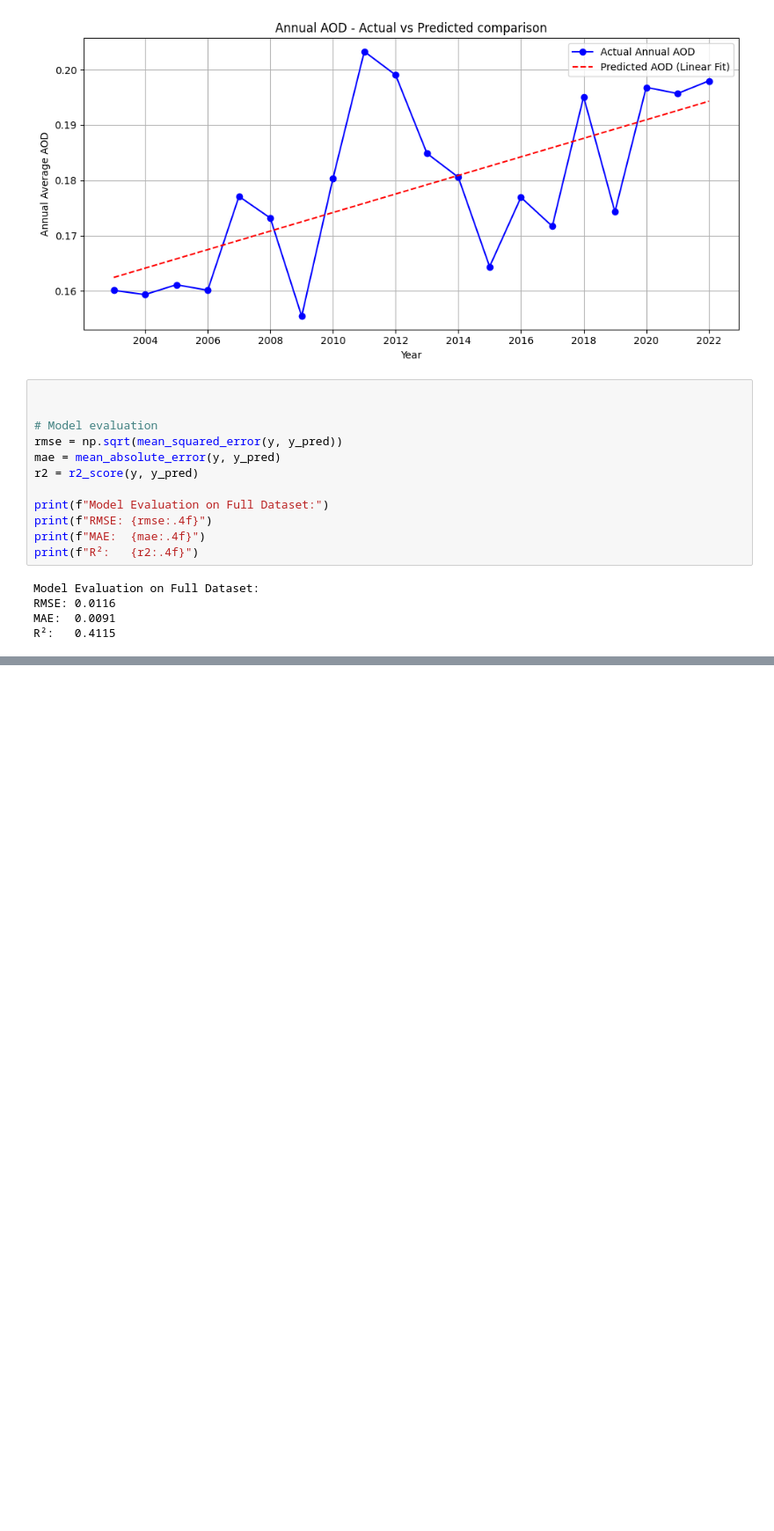
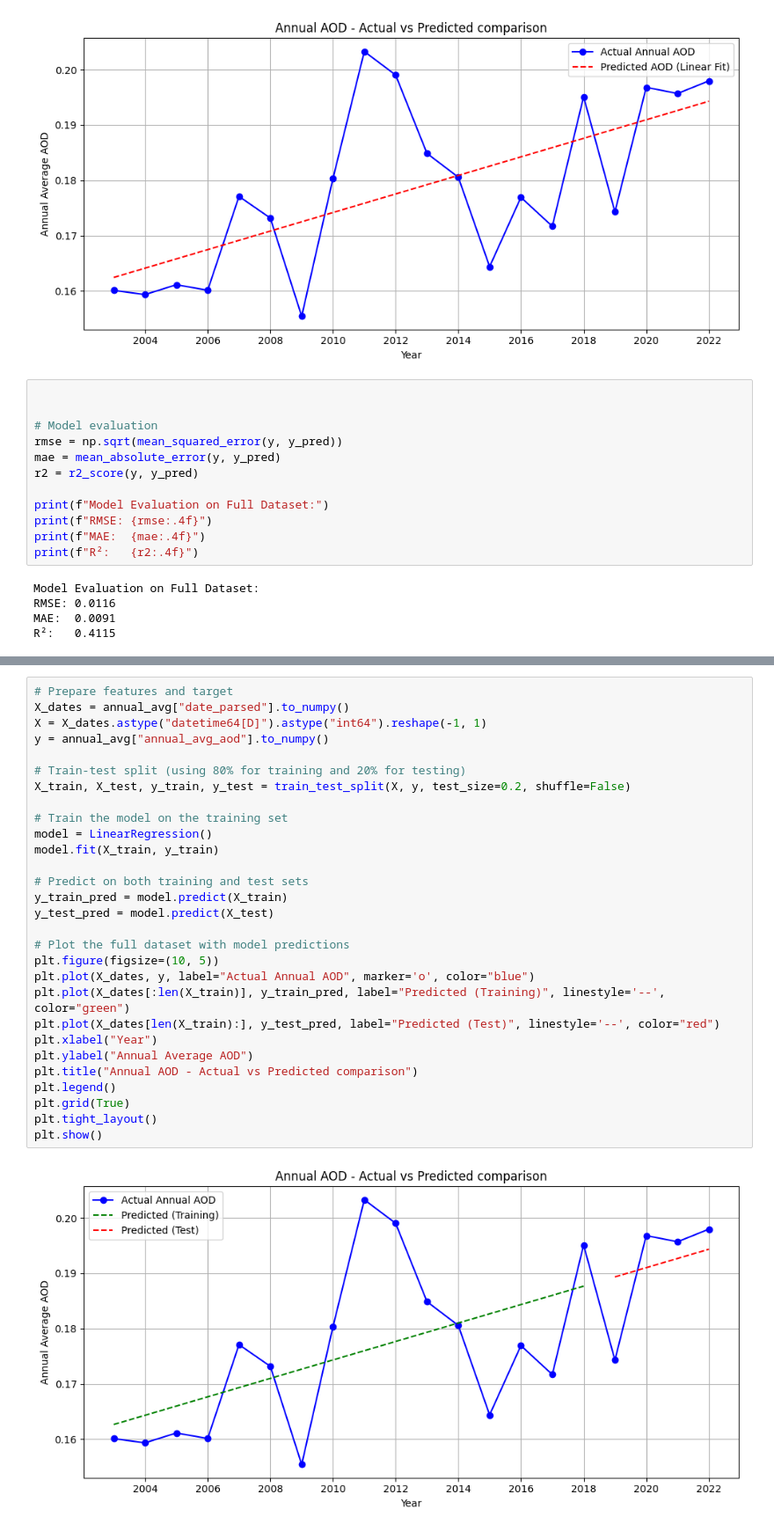
Before and after one commit to silas1995/silas_kadigym_project, a Jupyter notebook: silas_project.ipynb, the cells around one changed output, grey strips where cells are left out. Shown at 88% size. Cells and saved outputs as stored; diff of their text form; blank space fills up the shorter version.

```diff
--- a/silas_project.ipynb
+++ b/silas_project.ipynb
@@ -337,0 +350,31 @@ Would you like to explore nonlinear models (e.g., polynomial regression, smoothi
+# %%
+# Prepare features and target
+X_dates = annual_avg["date_parsed"].to_numpy()
+X = X_dates.astype("datetime64[D]").astype("int64").reshape(-1, 1)
+y = annual_avg["annual_avg_aod"].to_numpy()
+
+# Train-test split (using 80% for training and 20% for testing)
+X_train, X_test, y_train, y_test = train_test_split(X, y, test_size=0.2, shuffle=False)
+
+# Train the model on the training set
+model = LinearRegression()
+model.fit(X_train, y_train)
+
+# Predict on both training and test sets
+y_train_pred = model.predict(X_train)
+y_test_pred = model.predict(X_test)
+
+# Plot the full dataset with model predictions
+plt.figure(figsize=(10, 5))
+plt.plot(X_dates, y, label="Actual Annual AOD", marker='o', color="blue")
+plt.plot(X_dates[:len(X_train)], y_train_pred, label="Predicted (Training)", linestyle='--', color="green")
+plt.plot(X_dates[len(X_train):], y_test_pred, label="Predicted (Test)", linestyle='--', color="red")
+plt.xlabel("Year")
+plt.ylabel("Annual Average AOD")
+plt.title("Annual AOD - Actual vs Predicted comparison")
+plt.legend()
+plt.grid(True)
+plt.tight_layout()
+plt.show()
+# %% [output]
+[figure, added]
```
Also changed, not shown: parts of 8 cells of this notebook.
